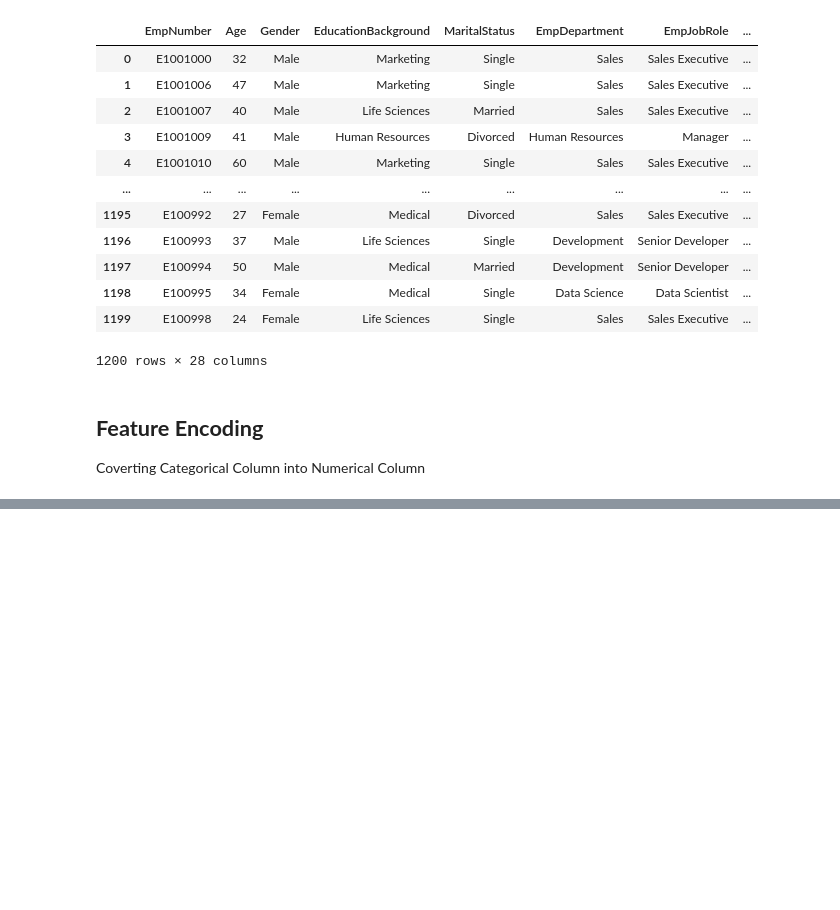
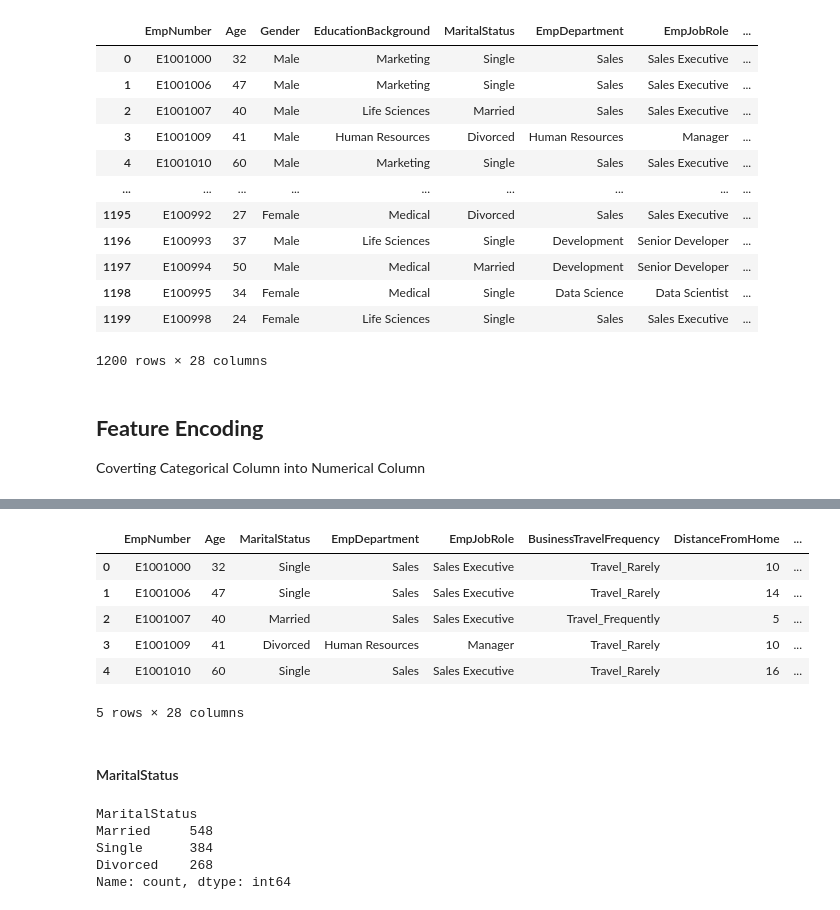
Before and after one commit to Dishantkharkar/Employee-Performance-Analysis---INX-Future-Inc., a Jupyter notebook: src/Data Preprocessing/data_processing.ipynb, the cells around one changed output, grey strips where cells are left out. Cells and saved outputs as stored; diff of their text form; code cells hidden in the pictures; blank space fills up the shorter version.

Commit message:
Data Preprocessing

```diff
--- a/src/Data Preprocessing/data_processing.ipynb
+++ b/src/Data Preprocessing/data_processing.ipynb
@@ -178,0 +190,3 @@ Coverting Categorical Column into Numerical Column
+# %%
+# Create a new numerical column
+data['Gender_Num'] = data['Gender'].map({'Male': 1, 'Female': 0})
@@ -178,0 +203,2 @@ Coverting Categorical Column into Numerical Column
+# %%
+data = data.drop(columns=['Gender'])
@@ -178,0 +228,2 @@ Coverting Categorical Column into Numerical Column
+# %%
+data['Education'] = data['EducationBackground'].map({'Life Sciences': 1,'Medical': 2, 'Marketing': 3,'Technical Degree': 4,'Other': 5,'Human Resources': 6})
@@ -178,0 +240,22 @@ Coverting Categorical Column into Numerical Column
+# %%
+data = data.drop(columns=['EducationBackground'])
+# %%
+data.head()
+# %% [output]
+|  | EmpNumber | Age | MaritalStatus | EmpDepartment | EmpJobRole | BusinessTravelFrequency | DistanceFromHome | ... |
+| 0 | E1001000 | 32 | Single | Sales | Sales Executive | Travel_Rarely | 10 | ... |
+| 1 | E1001006 | 47 | Single | Sales | Sales Executive | Travel_Rarely | 14 | ... |
+| 2 | E1001007 | 40 | Married | Sales | Sales Executive | Travel_Frequently | 5 | ... |
+| 3 | E1001009 | 41 | Divorced | Human Resources | Manager | Travel_Rarely | 10 | ... |
+| 4 | E1001010 | 60 | Single | Sales | Sales Executive | Travel_Rarely | 16 | ... |
+5 rows × 28 columns
+# %% [markdown]
+#### MaritalStatus
+# %%
+data['MaritalStatus'].value_counts()
+# %% [output]
+MaritalStatus
+Married     548
+Single      384
+Divorced    268
+Name: count, dtype: int64
```
Also changed, not shown: parts of 19 cells of this notebook.
